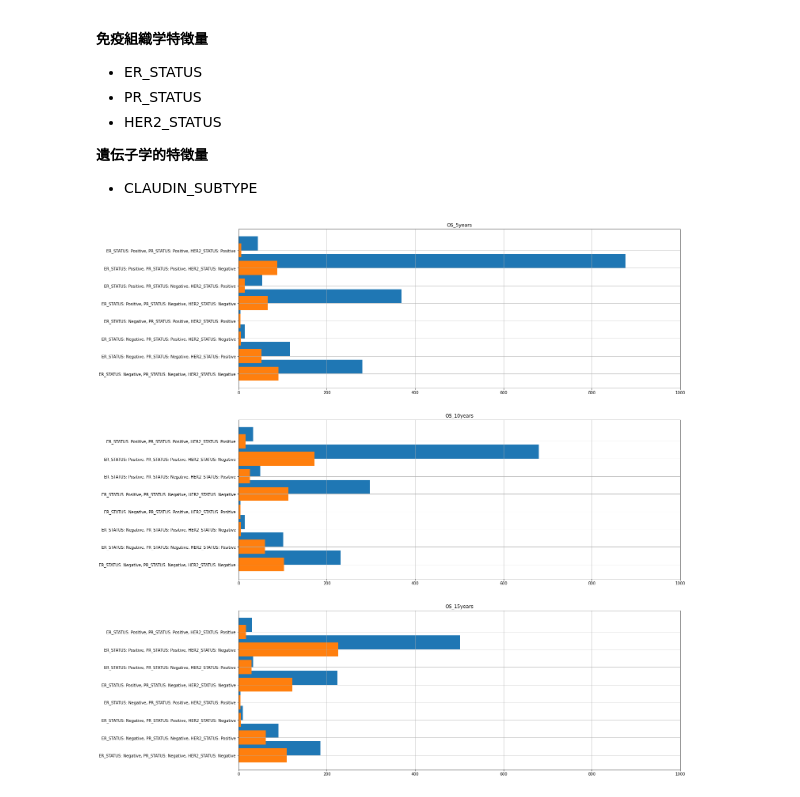
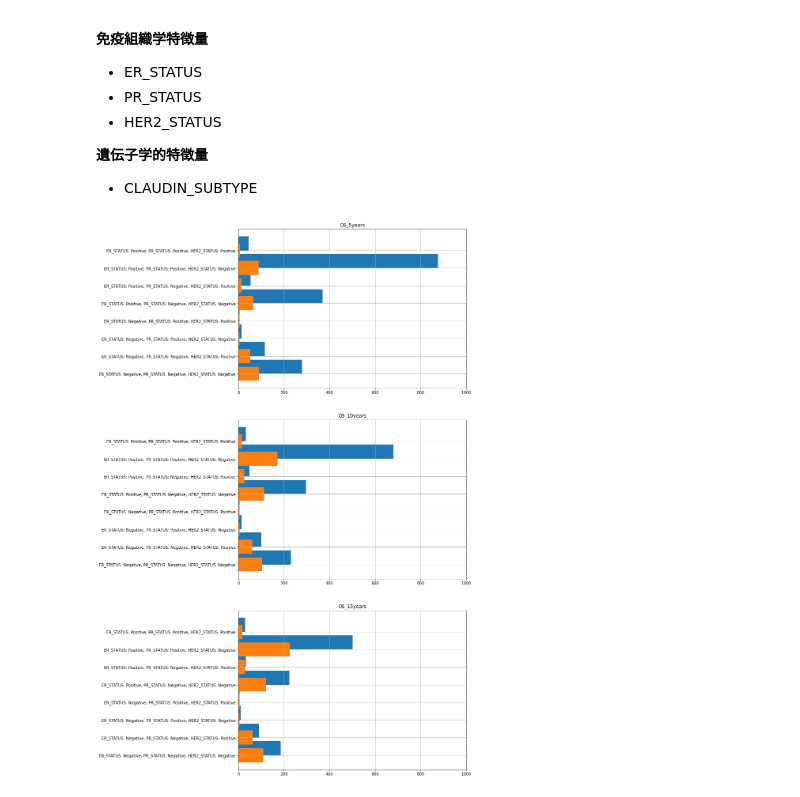
Before and after one commit to mono-clone/breast_cancer_analytics, a Jupyter notebook: notebooks/1.0.2-EDA_prognosis_clinicals&genes.ipynb, the cells around one changed output. Drawn from its saved outputs; the diff is of its cells as text; code cells hidden in the pictures.

```diff
--- a/notebooks/1.0.2-EDA_prognosis_clinicals&genes.ipynb
+++ b/notebooks/1.0.2-EDA_prognosis_clinicals&genes.ipynb
@@ -159,7 +159,7 @@ HTML(
 # %% [output]
 [interactive output not drawn]
 # %%
-def make_target(df: pd.DataFrame(), year: int = 5):
+def make_target(df: pd.DataFrame(), year: int = 5, drop=False):
     df = df.copy()  # 引数dfの更新を防ぐ（pythonの関数は参照渡し）
     target_name = "OS_" + str(year) + "years"
     df[target_name] = np.nan
@@ -169,7 +169,8 @@ def make_target(df: pd.DataFrame(), year: int = 5):
         True,
     )
     # targetを定義できなかったデータは除く
-    # df = df[df[target_name].notnull()]
+    if drop:
+        df = df[df[target_name].notnull()]
     return df
 # %%
 df_MB = make_target(df_MB, year=5)
@@ -210,14 +211,14 @@ df_MB.shape, df_mrna_agilent_microarray.shape
 # %% [markdown]
 ## データフレームの結合
 # %%
-df_normal = pd.merge(
+df_cross = pd.merge(
     df_MB,
     df_mrna_agilent_microarray,
     left_on="PATIENT_ID",
     right_index=True,
     how="inner",
 ).reset_index(drop=True)
-df_normal.tail()
+df_cross.tail()
 # %% [output]
 |  | PATIENT_ID | LYMPH_NODES_EXAMINED_POSITIVE | NPI | CELLULARITY | COHORT | INFERRED_MENOPAUSAL_STATE | SEX | ... |
 | 1899 | MB-7295 | 1.0 | 5.05 | High | 4.0 | Pre | Female | ... |
@@ -275,10 +276,10 @@ pass
 有識者の意見：重複した遺伝子発現は別の遺伝子発現として扱うべき。
 # %%
 # 重複特徴量のrename
-df_normal = rename_duplicated_columns(df_normal)
+df_cross = rename_duplicated_columns(df_cross)
 # %%
 # null値の確認
-df_tmp = df_normal.isnull().sum()
+df_tmp = df_cross.isnull().sum()
 display(
     df_tmp[df_tmp.values > 1].sort_values()[::-1]
 )  # .sort_values()[::-1]の部分は表示で理解しやすいようにソートしているだけ
@@ -362,40 +363,42 @@ immune_study_columns = ["ER_STATUS", "PR_STATUS", "HER2_STATUS"]
 gene_study_columns = ["CLAUDIN_SUBTYPE"]
 # %%
 plt.figure(figsize=(20, 34))
+plt.subplots_adjust(left=0.5)
 funcs = ["count", "sum", "mean"]
 for i, v in enumerate(target_list):
     # 各STATUSに属するサンプル数の可視化
     # df_tmp: 表示したい数のdf、df_tmp2: プロット時のクラス名前の付与
-    df_tmp = df_normal.groupby(immune_study_columns)[v].agg(funcs).reset_index()
+    df_tmp = df_cross.groupby(immune_study_columns)[v].agg(funcs).reset_index()
     df_tmp["immune_label"] = (
         immune_study_columns[0]
         + ": "
         + df_tmp[immune_study_columns[0]]
         + ", "
         + immune_study_columns[1]
         + ": "
         + df_tmp[immune_study_columns[1]]
         + ", "
         + immune_study_columns[2]
         + ": "
         + df_tmp[immune_study_columns[2]]
     )
     plt.subplot(len(target_list) + 1, 1, i + 1)
 
     plt.barh(y=df_tmp["immune_label"], width=df_tmp["count"], align="edge")
     plt.title(v)
     plt.tight_layout = True
 
     # 各STAUSに属する目的変数の正例（乳がんによってn年の予後の死亡者数）の可視化
     # sumのカラムを指定しているが、これは目的変数が2値分類であるため、sumがtrueの総数を示している。
     plt.subplot(len(target_list) + 1, 1, i + 1)
     plt.barh(y=df_tmp["immune_label"], width=df_tmp["sum"])
     plt.title(v)
     plt.tight_layout = True
     plt.xlim(0, 1000)
 
     plt.grid(True)
-plt.savefig("OS_immune_clf.png")
+make_dir(config.FIGURES_PROGNOSIS_CROSS_DIR)
+plt.savefig(config.FIGURES_PROGNOSIS_CROSS_DIR + "/OS_immune_clf.png")
 # %% [output]
-[figure, old version]
+[figure, new version]
 # %%
```
Also changed, not shown: parts of 12 cells of this notebook, 12 other files.
